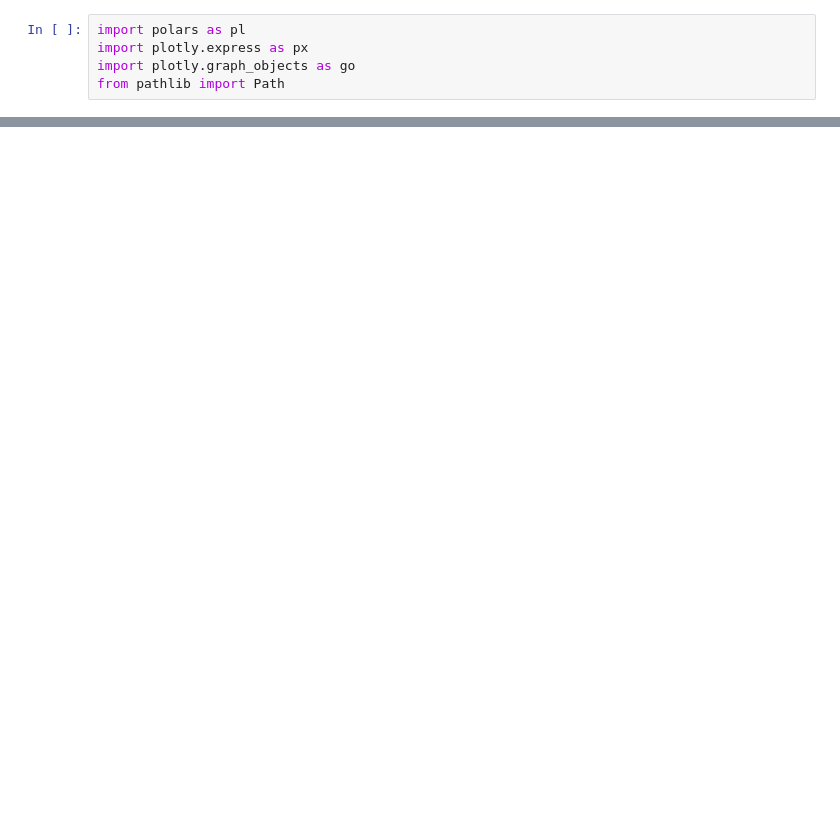
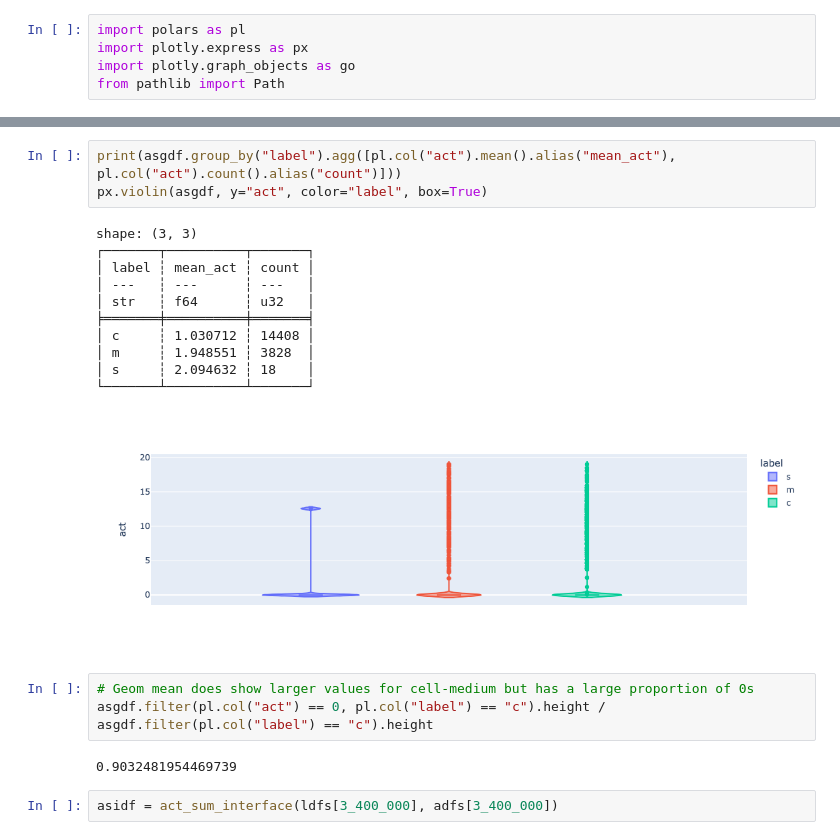
Before and after one commit to aleferna12/cellula-rs, a Jupyter notebook: analyses/contact_inhibition.ipynb, the cells around one changed output, grey strips where cells are left out. Drawn from its saved outputs; the diff is of its cells as text; blank space fills up the shorter version.

```diff
--- a/analyses/contact_inhibition.ipynb
+++ b/analyses/contact_inhibition.ipynb
@@ -89,0 +145,22 @@ shape: (2, 2)
+# %%
+print(asgdf.group_by("label").agg([pl.col("act").mean().alias("mean_act"), pl.col("act").count().alias("count")]))
+px.violin(asgdf, y="act", color="label", box=True)
+# %% [output]
+shape: (3, 3)
+┌───────┬──────────┬───────┐
+│ label ┆ mean_act ┆ count │
+│ ---   ┆ ---      ┆ ---   │
+│ str   ┆ f64      ┆ u32   │
+╞═══════╪══════════╪═══════╡
+│ c     ┆ 1.030712 ┆ 14408 │
+│ m     ┆ 1.948551 ┆ 3828  │
+│ s     ┆ 2.094632 ┆ 18    │
+└───────┴──────────┴───────┘
+[figure, added]
+# %%
+# Geom mean does show larger values for cell-medium but has a large proportion of 0s
+asgdf.filter(pl.col("act") == 0, pl.col("label") == "c").height / asgdf.filter(pl.col("label") == "c").height
+# %% [output]
+0.9032481954469739
+# %%
+asidf = act_sum_interface(ldfs[3_400_000], adfs[3_400_000])
```
Also changed, not shown: parts of 6 cells of this notebook.
